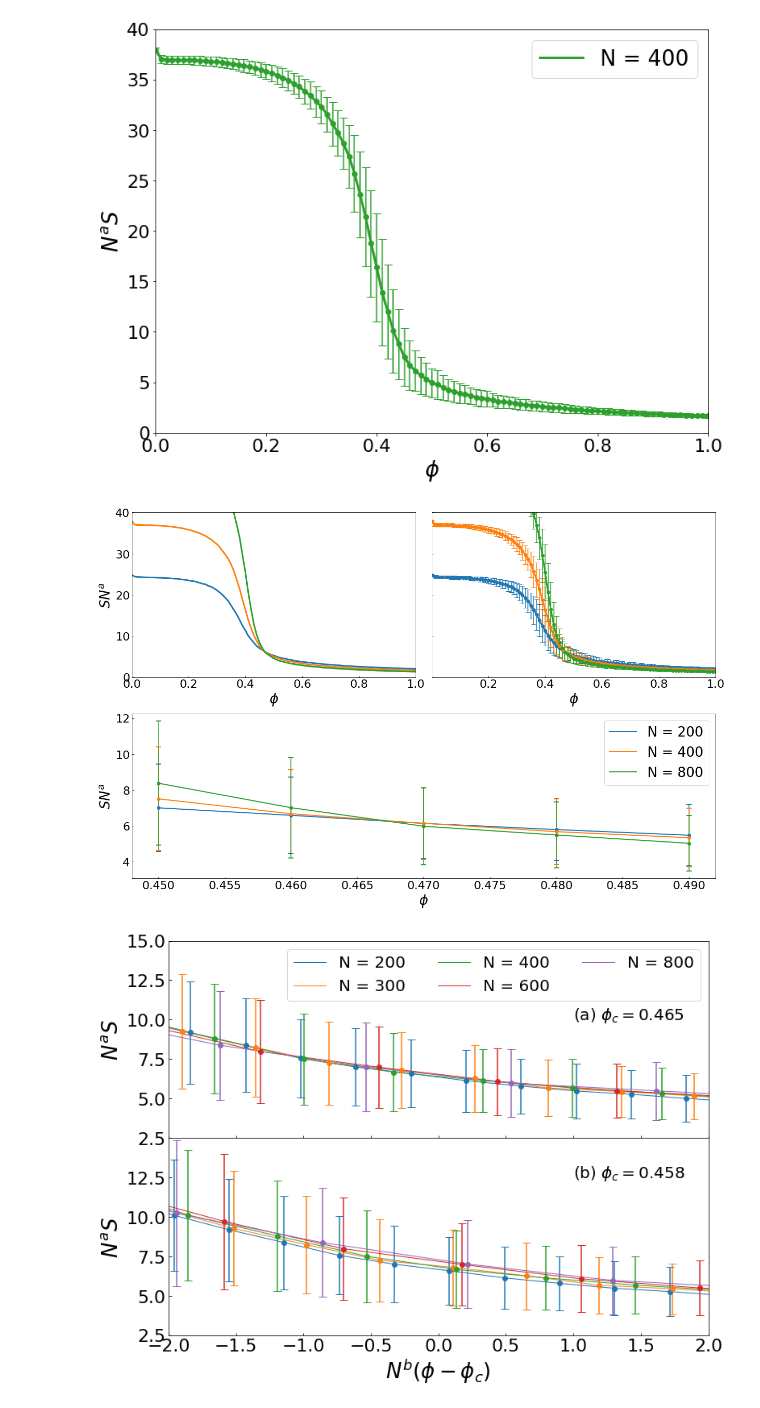
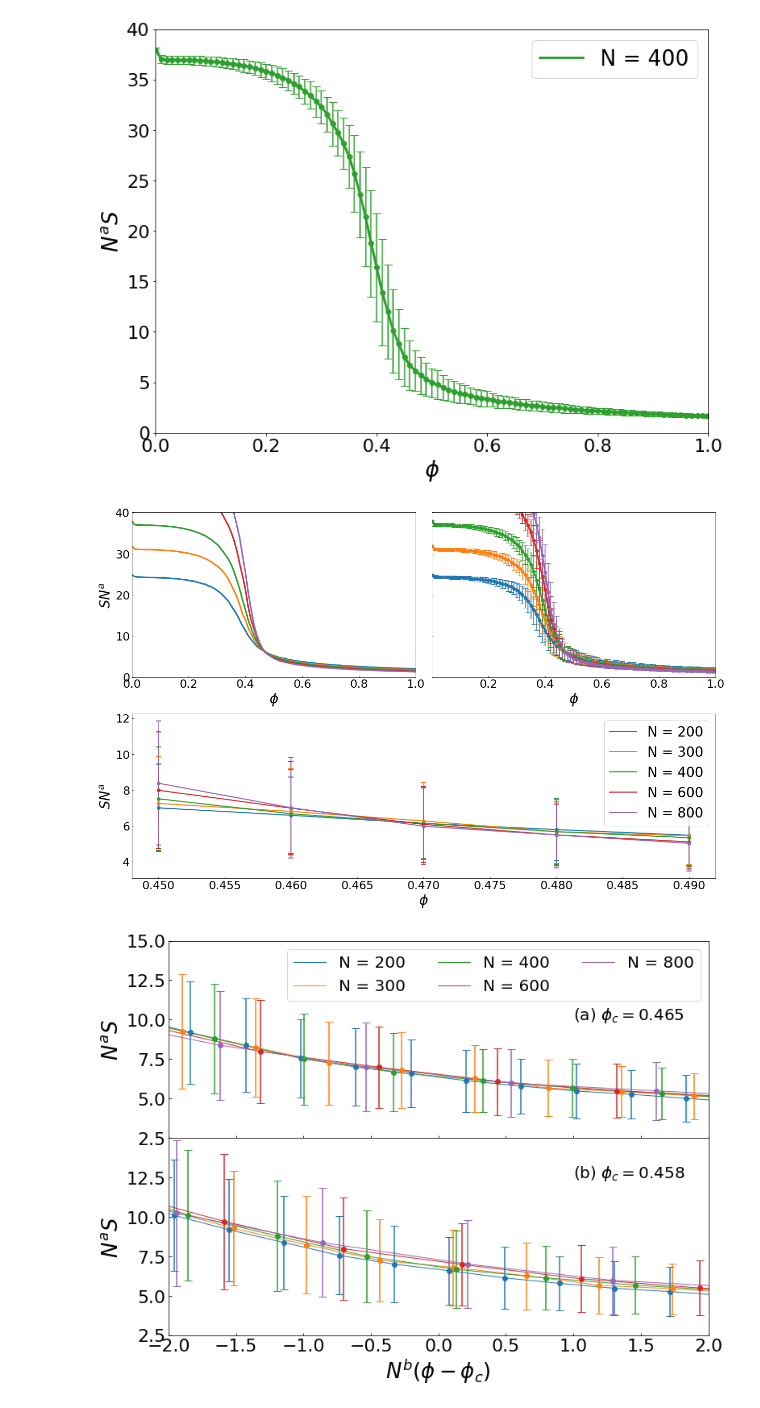
Before and after one commit to rbuchs/opinion-formation, a Jupyter notebook: code/Fig3.ipynb, the cells around one changed output. Saved outputs shown, nothing was run; the diff lists cells and outputs as text; code cells hidden in the pictures.

```diff
--- a/code/Fig3.ipynb
+++ b/code/Fig3.ipynb
@@ -126,7 +126,7 @@ a = 0.61
 fig, ax = plt.subplots(figsize=(17, 11))
 
 ax1 = plt.subplot(2, 2, 1)
-for i, (biggest_coms, n_i) in enumerate(zip(S[:3], n[:3])):
+for i, (biggest_coms, n_i) in enumerate(zip(S, n)):
     ax1.plot(all_phis, biggest_coms.mean(axis=1)*n[i]**(a-1), color='C{0}'.format(i), linewidth=3,
             label='N = {0}'.format(n_i))
 
@@ -137,41 +137,41 @@ ax1.set_ylim((0,40))
 ax1.tick_params(labelsize=22, direction='in')
 
 ax2 = plt.subplot(2, 2, 2)
-for i, (biggest_coms, n_i) in enumerate(zip(S[:3], n[:3])):
+for i, (biggest_coms, n_i) in enumerate(zip(S, n)):
     ax2.plot(all_phis, biggest_coms.mean(axis=1)*n[i]**(a-1), color='C{0}'.format(i), linewidth=3,
             label='N = {0}'.format(n_i))
     ax2.errorbar(all_phis, biggest_coms.mean(axis=1)*n[i]**(a-1), yerr=biggest_coms.std(axis=1)*n[i]**(a-1), fmt='o', capsize=5, color='C{0}'.format(i))
 
 
 ax2.set_xlabel('$\phi$', fontsize=26)
 ax2.set_xlim((0,1))
 ax2.set_ylim((0,40))
 ax2.tick_params(labelsize=22, direction='in')
 plt.subplots_adjust(wspace=0)
 ax2.set_xticks(np.arange(0.2,1.2,0.2))
 ax2.set_yticklabels([])
 #ax2.yaxis.set_major_locator(plt.NullLocator())
 
 ax3 = plt.subplot(2, 1, 2)
-for i, (biggest_coms, n_i) in enumerate(zip(S[:3], n[:3])):
+for i, (biggest_coms, n_i) in enumerate(zip(S, n)):
     ax3.plot(all_phis[45:50], biggest_coms.mean(axis=1)[45:50]*n[i]**(a-1), color='C{0}'.format(i), linewidth=2,
             label='N = {0}'.format(n_i))
     ax3.errorbar(all_phis[45:50], biggest_coms.mean(axis=1)[45:50]*n[i]**(a-1),
                 yerr=biggest_coms.std(axis=1)[45:50]*n[i]**(a-1), fmt='o', capsize=5, color='C{0}'.format(i),
                capthick=2)
 
 
 ax3.set_xlabel('$\phi$', fontsize=26)
 ax3.set_ylabel('$SN^a$', fontsize=26)
 ax3.legend(fontsize=26)
 ax3.tick_params(labelsize=22, direction='in')
 
 plt.subplots_adjust(hspace=0.3)
 plt.tight_layout()
-plt.savefig(save_path + '/Fig3_4.png', dpi=300, format='png')
-plt.savefig(save_path + '/Fig3_4.pdf', dpi=300, format='pdf')
+#plt.savefig(save_path + '/Fig3_4.png', dpi=300, format='png')
+#plt.savefig(save_path + '/Fig3_4.pdf', dpi=300, format='pdf')
 # %% [output]
-[figure, old version]
+[figure, new version]
 # %%
 a = 0.61
 b = 0.7
```
Also changed, not shown: parts of 4 cells of this notebook, 32 other files.
